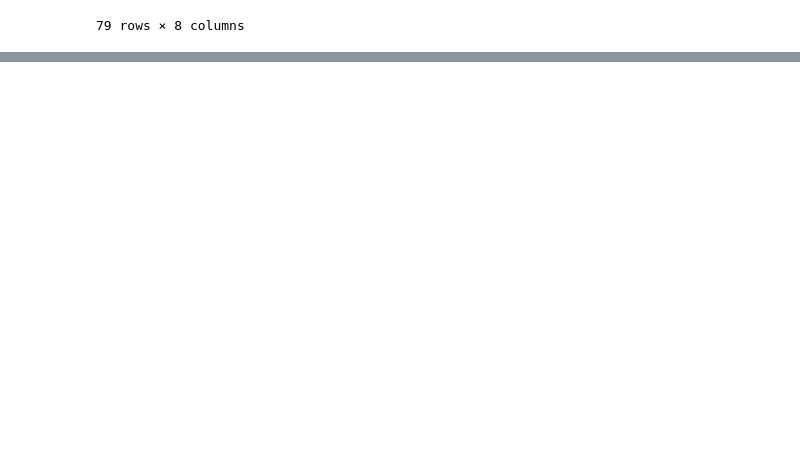
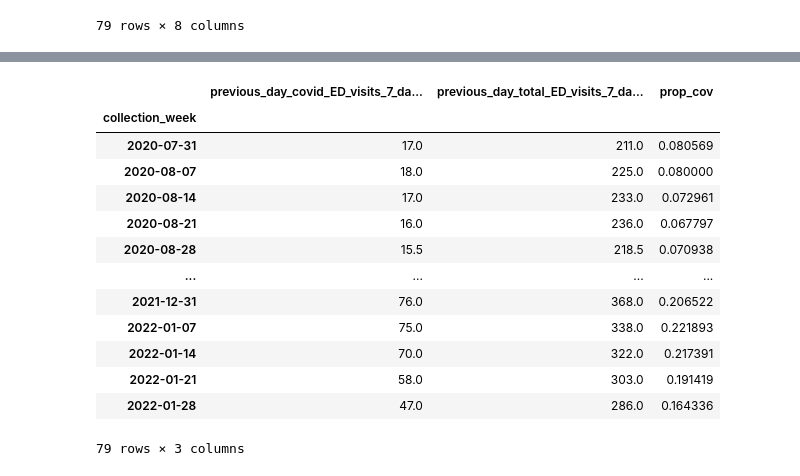
Before and after one commit to ragueroanna/Covid_AirQuality_Analysis, a Jupyter notebook: Initial_EDA_on_AQ_and_Cov_cases.ipynb, the cells around one changed output, grey strips where cells are left out. Drawn from its saved outputs; the diff is of its cells as text; code cells hidden in the pictures; blank space fills up the shorter version.

```diff
--- a/Initial_EDA_on_AQ_and_Cov_cases.ipynb
+++ b/Initial_EDA_on_AQ_and_Cov_cases.ipynb
@@ -256,0 +454,20 @@ plt.fill_between(pd.date_range('2021-8','2021-10')[0:-1],360,alpha=0.05)
+# %%
+df_cov_gb_wk_med = raw_cov_df[ED_cols].groupby(['collection_week']).median()
+df_cov_gb_wk_med['prop_cov'] = df_cov_gb_wk_med['previous_day_covid_ED_visits_7_day_sum'] / \
+                               df_cov_gb_wk_med['previous_day_total_ED_visits_7_day_sum']
+df_cov_gb_wk_med
+# %% [output]
+|  | previous_day_covid_ED_visits_7_da... | previous_day_total_ED_visits_7_da... | prop_cov |
+| collection_week |  |  |  |
+| 2020-07-31 | 17.0 | 211.0 | 0.080569 |
+| 2020-08-07 | 18.0 | 225.0 | 0.080000 |
+| 2020-08-14 | 17.0 | 233.0 | 0.072961 |
+| 2020-08-21 | 16.0 | 236.0 | 0.067797 |
+| 2020-08-28 | 15.5 | 218.5 | 0.070938 |
+| ... | ... | ... | ... |
+| 2021-12-31 | 76.0 | 368.0 | 0.206522 |
+| 2022-01-07 | 75.0 | 338.0 | 0.221893 |
+| 2022-01-14 | 70.0 | 322.0 | 0.217391 |
+| 2022-01-21 | 58.0 | 303.0 | 0.191419 |
+| 2022-01-28 | 47.0 | 286.0 | 0.164336 |
+79 rows × 3 columns
```
Also changed, not shown: parts of 32 cells of this notebook.
